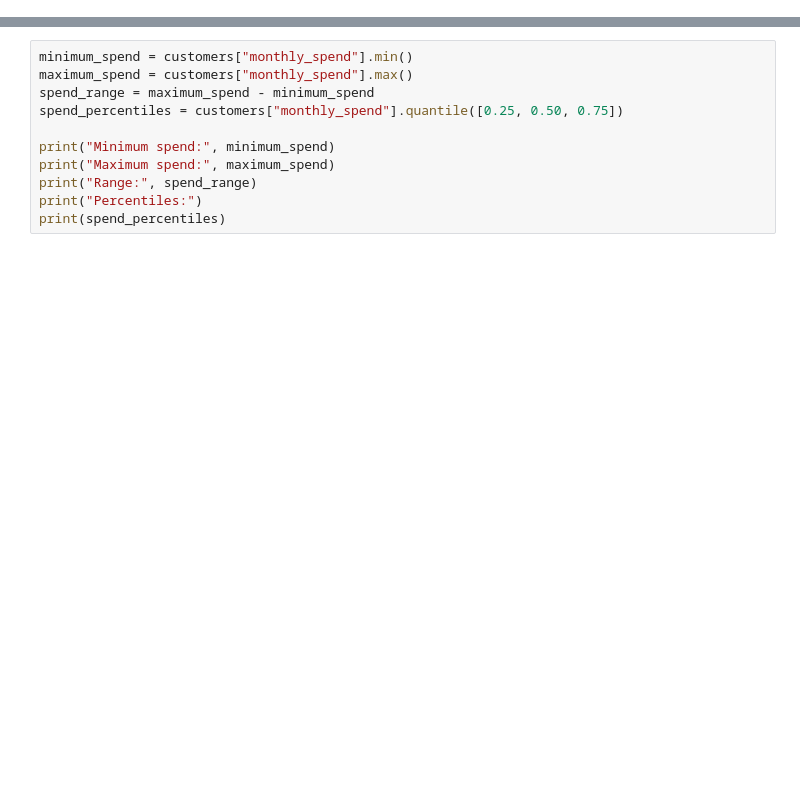
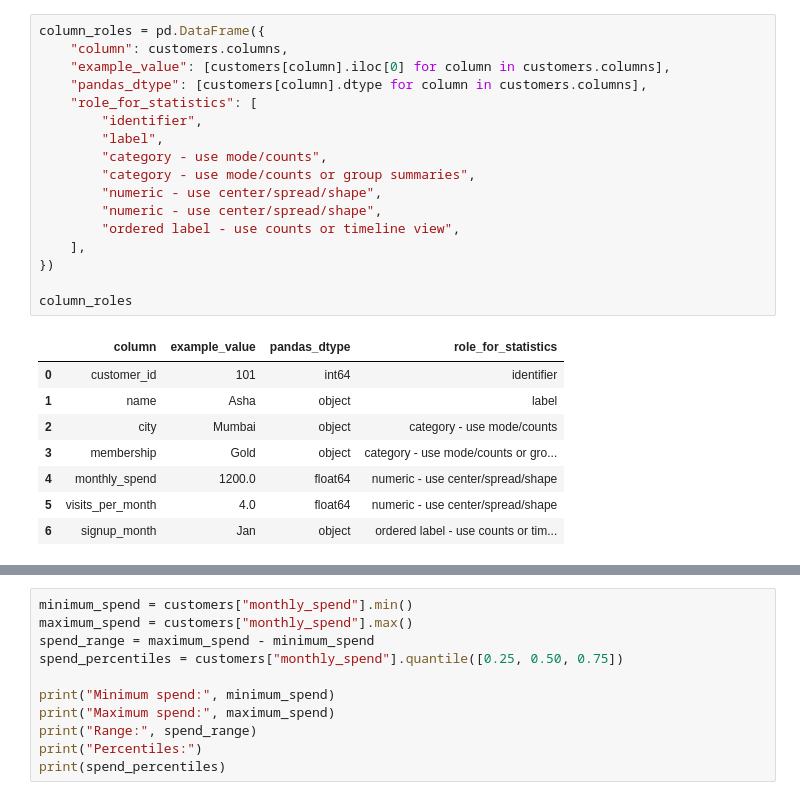
Before and after one commit to nagcloudlab/applied_ds_ml, a Jupyter notebook: days/day_01_eda_preprocessing/notebooks/04_basic_statistics_for_data_understanding.ipynb, the cells around one changed output, grey strips where cells are left out. Drawn from its saved outputs; the diff is of its cells as text; blank space fills up the shorter version.

Commit message:
Expand Day 1 data science curriculum

```diff
--- a/days/day_01_eda_preprocessing/notebooks/04_basic_statistics_for_data_understanding.ipynb
+++ b/days/day_01_eda_preprocessing/notebooks/04_basic_statistics_for_data_understanding.ipynb
@@ -122,3 +151,29 @@ customers
+# %%
+column_roles = pd.DataFrame({
+    "column": customers.columns,
+    "example_value": [customers[column].iloc[0] for column in customers.columns],
+    "pandas_dtype": [customers[column].dtype for column in customers.columns],
+    "role_for_statistics": [
+        "identifier",
+        "label",
+        "category - use mode/counts",
+        "category - use mode/counts or group summaries",
+        "numeric - use center/spread/shape",
+        "numeric - use center/spread/shape",
+        "ordered label - use counts or timeline view",
+    ],
+})
+
+column_roles
+# %% [output]
+|  | column | example_value | pandas_dtype | role_for_statistics |
+| 0 | customer_id | 101 | int64 | identifier |
+| 1 | name | Asha | object | label |
+| 2 | city | Mumbai | object | category - use mode/counts |
+| 3 | membership | Gold | object | category - use mode/counts or gro... |
+| 4 | monthly_spend | 1200.0 | float64 | numeric - use center/spread/shape |
+| 5 | visits_per_month | 4.0 | float64 | numeric - use center/spread/shape |
+| 6 | signup_month | Jan | object | ordered label - use counts or tim... |
 # %% [markdown]
 ## <img src="../../../assets/icons/concept.svg" width="22" style="vertical-align:middle; margin-right:6px;"> Concept 3: Mean - The Average
 
```
Also changed, not shown: parts of 41 cells of this notebook, 20 other files.
